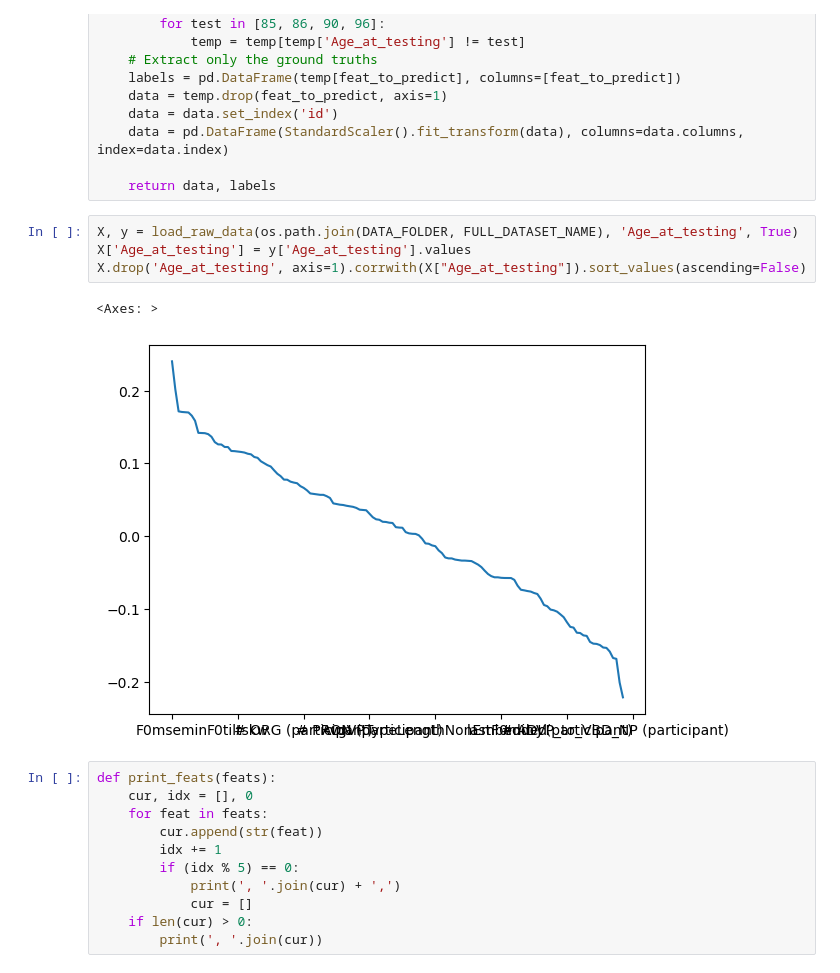
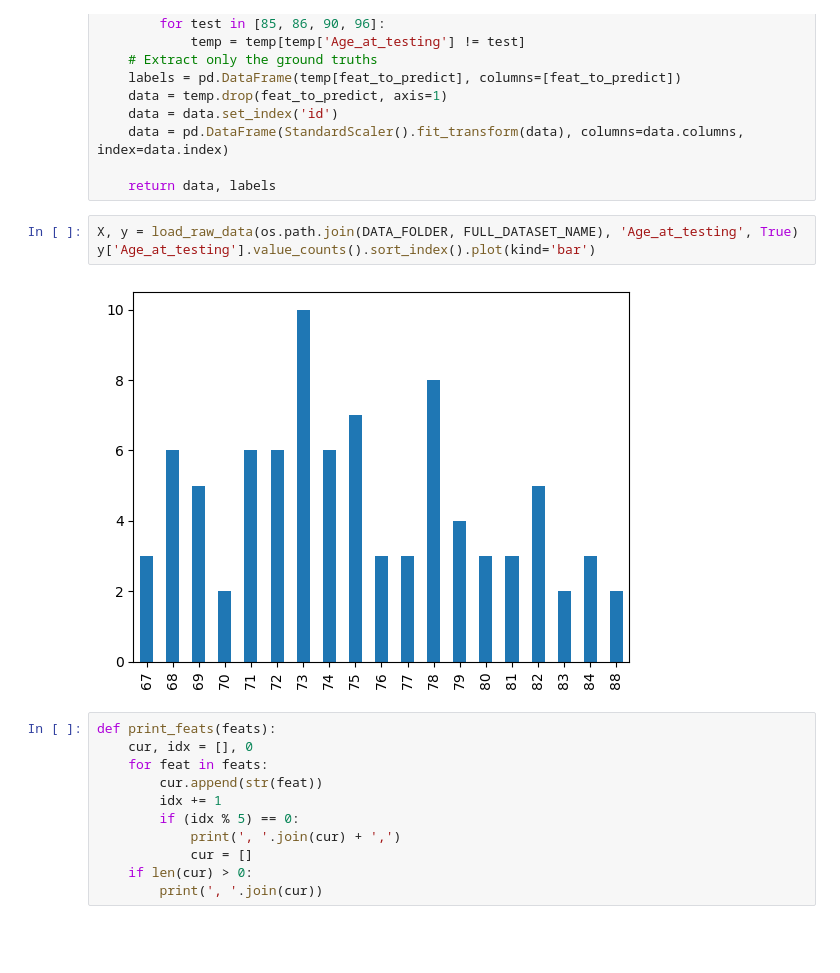
Before and after one commit to EdoStoppa/dementiaBiomarkerPrediction, a Jupyter notebook: age_regression.ipynb, the cells around one changed output. Cells and saved outputs as stored; diff of their text form; blank space fills up the shorter version.

```diff
--- a/age_regression.ipynb
+++ b/age_regression.ipynb
@@ -80,11 +80,9 @@ def load_raw_data(csv_path: str, feat_to_predict: str, strat=False):
     return data, labels
 # %%
 X, y = load_raw_data(os.path.join(DATA_FOLDER, FULL_DATASET_NAME), 'Age_at_testing', True)
-X['Age_at_testing'] = y['Age_at_testing'].values
-X.drop('Age_at_testing', axis=1).corrwith(X["Age_at_testing"]).sort_values(ascending=False)
+y['Age_at_testing'].value_counts().sort_index().plot(kind='bar')
 # %% [output]
-<Axes: >
-[figure, old version]
+[figure, new version]
 # %%
 def print_feats(feats):
     cur, idx = [], 0
```
Also changed, not shown: 2 other files.
